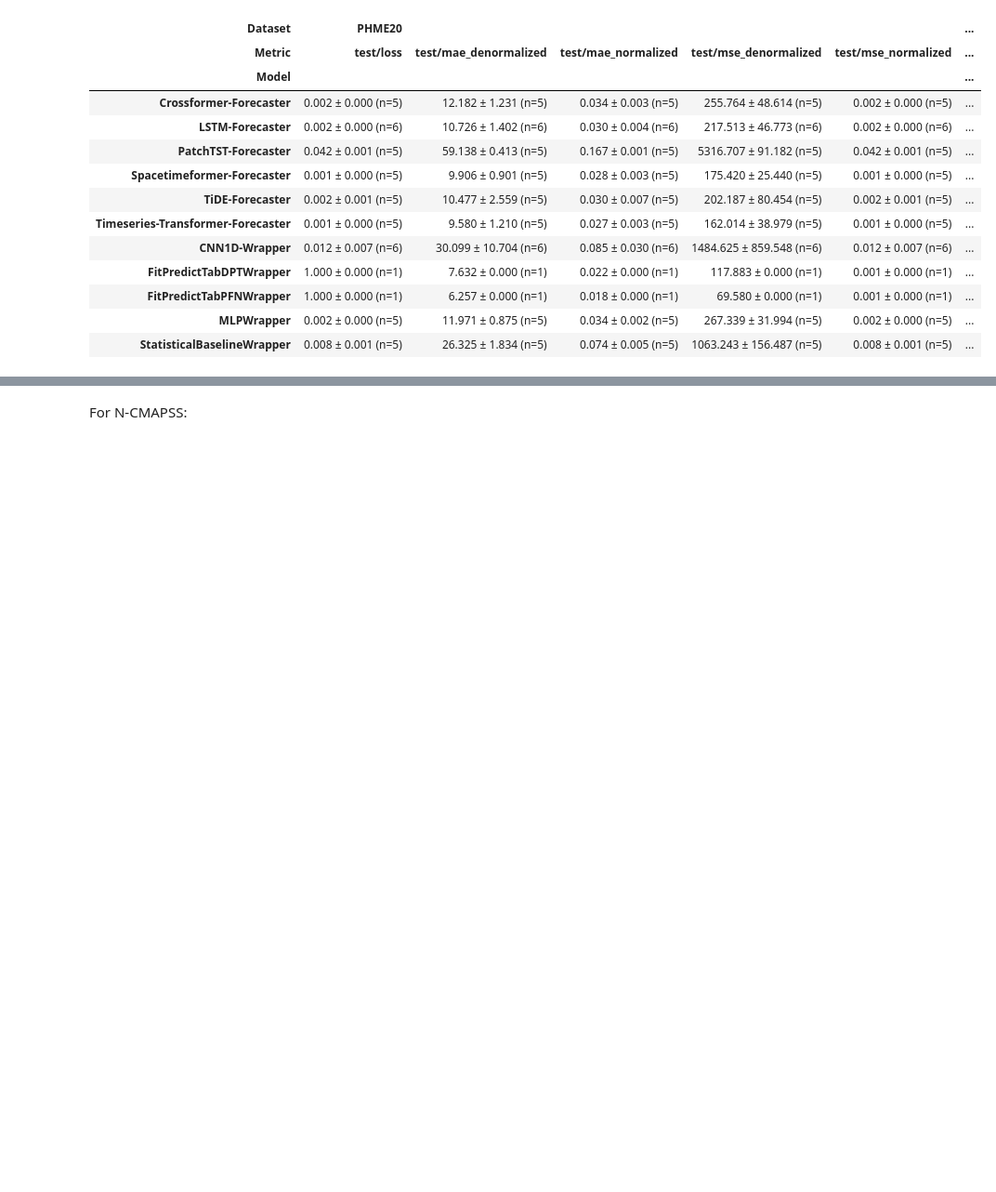
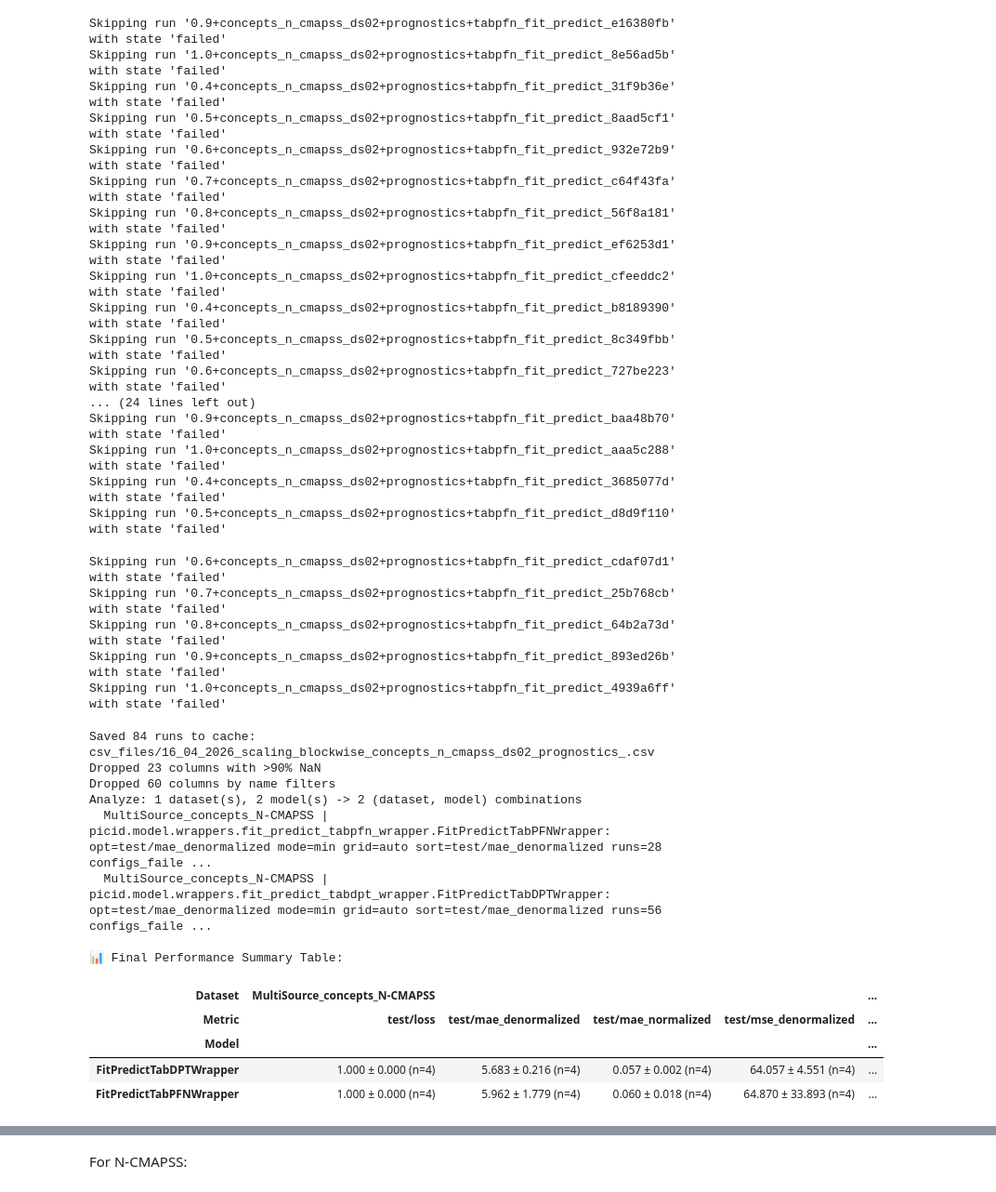
Before and after one commit to EPFL-IMOS/picid, a Jupyter notebook: picid_report/scaling_laws_plots.ipynb, the cells around one changed output, grey strips where cells are left out. Shown at 93% size. Saved outputs shown, nothing was run; the diff lists cells and outputs as text; code cells hidden in the pictures; blank space fills up the shorter version.

```diff
--- a/picid_report/scaling_laws_plots.ipynb
+++ b/picid_report/scaling_laws_plots.ipynb
@@ -34,9 +34,15 @@ import seaborn as sns
 # PROJECT_NAME = "nb14_full"
 # PROJECT_NAME = "unibo_full"
 PROJECT_NAME = "n_cmapss_scaling"
+PROJECT_NAME = "16_02_2026_scaling_phme20_prognostics_raw"
 PROJECT_NAME = "16_02_2026_scaling_blockwise_new_evaluator_phme20_prognostics_raw"
 PROJECT_NAME = "16_02_2026_scaling_blockwise_phme20_prognostics_raw"
-PROJECT_NAME = "16_02_2026_scaling_phme20_prognostics_raw"
+
+
+PROJECT_NAME = "16_04_2026_scaling_mzvav_diagnostics_"
+PROJECT_NAME = "16_04_2026_scaling_blockwise_unibo_prognostics_combined"
+PROJECT_NAME = "16_04_2026_scaling_concepts_n_cmapss_ds02_prognostics_"
+PROJECT_NAME = "16_04_2026_scaling_blockwise_concepts_n_cmapss_ds02_prognostics_"
 
 # PROJECT_NAME = "n_cmapss_final"
 # PROJECT_NAME = "TabPFN_ds02_sweep_2025_10_09"
@@ -155,17 +175,38 @@ Analyze: 1 dataset(s), 11 model(s) -> 11 (dataset, model) combinations
+Skipping run '0.9+concepts_n_cmapss_ds02+prognostics+tabpfn_fit_predict_e16380fb' with state 'failed'
+Skipping run '1.0+concepts_n_cmapss_ds02+prognostics+tabpfn_fit_predict_8e56ad5b' with state 'failed'
+Skipping run '0.4+concepts_n_cmapss_ds02+prognostics+tabpfn_fit_predict_31f9b36e' with state 'failed'
+Skipping run '0.5+concepts_n_cmapss_ds02+prognostics+tabpfn_fit_predict_8aad5cf1' with state 'failed'
+Skipping run '0.6+concepts_n_cmapss_ds02+prognostics+tabpfn_fit_predict_932e72b9' with state 'failed'
+Skipping run '0.7+concepts_n_cmapss_ds02+prognostics+tabpfn_fit_predict_c64f43fa' with state 'failed'
+Skipping run '0.8+concepts_n_cmapss_ds02+prognostics+tabpfn_fit_predict_56f8a181' with state 'failed'
+Skipping run '0.9+concepts_n_cmapss_ds02+prognostics+tabpfn_fit_predict_ef6253d1' with state 'failed'
+Skipping run '1.0+concepts_n_cmapss_ds02+prognostics+tabpfn_fit_predict_cfeeddc2' with state 'failed'
+Skipping run '0.4+concepts_n_cmapss_ds02+prognostics+tabpfn_fit_predict_b8189390' with state 'failed'
+Skipping run '0.5+concepts_n_cmapss_ds02+prognostics+tabpfn_fit_predict_8c349fbb' with state 'failed'
+Skipping run '0.6+concepts_n_cmapss_ds02+prognostics+tabpfn_fit_predict_727be223' with state 'failed'
+... (24 lines left out)
+Skipping run '0.9+concepts_n_cmapss_ds02+prognostics+tabpfn_fit_predict_baa48b70' with state 'failed'
+Skipping run '1.0+concepts_n_cmapss_ds02+prognostics+tabpfn_fit_predict_aaa5c288' with state 'failed'
+Skipping run '0.4+concepts_n_cmapss_ds02+prognostics+tabpfn_fit_predict_3685077d' with state 'failed'
+Skipping run '0.5+concepts_n_cmapss_ds02+prognostics+tabpfn_fit_predict_d8d9f110' with state 'failed'
+Skipping run '0.6+concepts_n_cmapss_ds02+prognostics+tabpfn_fit_predict_cdaf07d1' with state 'failed'
+Skipping run '0.7+concepts_n_cmapss_ds02+prognostics+tabpfn_fit_predict_25b768cb' with state 'failed'
+Skipping run '0.8+concepts_n_cmapss_ds02+prognostics+tabpfn_fit_predict_64b2a73d' with state 'failed'
+Skipping run '0.9+concepts_n_cmapss_ds02+prognostics+tabpfn_fit_predict_893ed26b' with state 'failed'
+Skipping run '1.0+concepts_n_cmapss_ds02+prognostics+tabpfn_fit_predict_4939a6ff' with state 'failed'
+Saved 84 runs to cache: csv_files/16_04_2026_scaling_blockwise_concepts_n_cmapss_ds02_prognostics_.csv
+Dropped 23 columns with >90% NaN
+Dropped 60 columns by name filters
+Analyze: 1 dataset(s), 2 model(s) -> 2 (dataset, model) combinations
+  MultiSource_concepts_N-CMAPSS | picid.model.wrappers.fit_predict_tabpfn_wrapper.FitPredictTabPFNWrapper: opt=test/mae_denormalized mode=min grid=auto sort=test/mae_denormalized runs=28 configs_faile ...
+  MultiSource_concepts_N-CMAPSS | picid.model.wrappers.fit_predict_tabdpt_wrapper.FitPredictTabDPTWrapper: opt=test/mae_denormalized mode=min grid=auto sort=test/mae_denormalized runs=56 configs_faile ...
+
+📊 Final Performance Summary Table:
-| Dataset | PHME20 |  |  |  |  | ... |
-| Metric | test/loss | test/mae_denormalized | test/mae_normalized | test/mse_denormalized | test/mse_normalized | ... |
-| Model |  |  |  |  |  | ... |
-| Crossformer-Forecaster | 0.002 ± 0.000 (n=5) | 12.182 ± 1.231 (n=5) | 0.034 ± 0.003 (n=5) | 255.764 ± 48.614 (n=5) | 0.002 ± 0.000 (n=5) | ... |
-| LSTM-Forecaster | 0.002 ± 0.000 (n=6) | 10.726 ± 1.402 (n=6) | 0.030 ± 0.004 (n=6) | 217.513 ± 46.773 (n=6) | 0.002 ± 0.000 (n=6) | ... |
-| PatchTST-Forecaster | 0.042 ± 0.001 (n=5) | 59.138 ± 0.413 (n=5) | 0.167 ± 0.001 (n=5) | 5316.707 ± 91.182 (n=5) | 0.042 ± 0.001 (n=5) | ... |
-| Spacetimeformer-Forecaster | 0.001 ± 0.000 (n=5) | 9.906 ± 0.901 (n=5) | 0.028 ± 0.003 (n=5) | 175.420 ± 25.440 (n=5) | 0.001 ± 0.000 (n=5) | ... |
-| TiDE-Forecaster | 0.002 ± 0.001 (n=5) | 10.477 ± 2.559 (n=5) | 0.030 ± 0.007 (n=5) | 202.187 ± 80.454 (n=5) | 0.002 ± 0.001 (n=5) | ... |
-| Timeseries-Transformer-Forecaster | 0.001 ± 0.000 (n=5) | 9.580 ± 1.210 (n=5) | 0.027 ± 0.003 (n=5) | 162.014 ± 38.979 (n=5) | 0.001 ± 0.000 (n=5) | ... |
-| CNN1D-Wrapper | 0.012 ± 0.007 (n=6) | 30.099 ± 10.704 (n=6) | 0.085 ± 0.030 (n=6) | 1484.625 ± 859.548 (n=6) | 0.012 ± 0.007 (n=6) | ... |
-| FitPredictTabDPTWrapper | 1.000 ± 0.000 (n=1) | 7.632 ± 0.000 (n=1) | 0.022 ± 0.000 (n=1) | 117.883 ± 0.000 (n=1) | 0.001 ± 0.000 (n=1) | ... |
-| FitPredictTabPFNWrapper | 1.000 ± 0.000 (n=1) | 6.257 ± 0.000 (n=1) | 0.018 ± 0.000 (n=1) | 69.580 ± 0.000 (n=1) | 0.001 ± 0.000 (n=1) | ... |
-| MLPWrapper | 0.002 ± 0.000 (n=5) | 11.971 ± 0.875 (n=5) | 0.034 ± 0.002 (n=5) | 267.339 ± 31.994 (n=5) | 0.002 ± 0.000 (n=5) | ... |
-| StatisticalBaselineWrapper | 0.008 ± 0.001 (n=5) | 26.325 ± 1.834 (n=5) | 0.074 ± 0.005 (n=5) | 1063.243 ± 156.487 (n=5) | 0.008 ± 0.001 (n=5) | ... |
+| Dataset | MultiSource_concepts_N-CMAPSS |  |  |  | ... |
+| Metric | test/loss | test/mae_denormalized | test/mae_normalized | test/mse_denormalized | ... |
+| Model |  |  |  |  | ... |
+| FitPredictTabDPTWrapper | 1.000 ± 0.000 (n=4) | 5.683 ± 0.216 (n=4) | 0.057 ± 0.002 (n=4) | 64.057 ± 4.551 (n=4) | ... |
+| FitPredictTabPFNWrapper | 1.000 ± 0.000 (n=4) | 5.962 ± 1.779 (n=4) | 0.060 ± 0.018 (n=4) | 64.870 ± 33.893 (n=4) | ... |
 # %%
 print(summary_df.to_latex())
 # %% [output]
```
Also changed, not shown: parts of 12 cells of this notebook, 1 other file.
